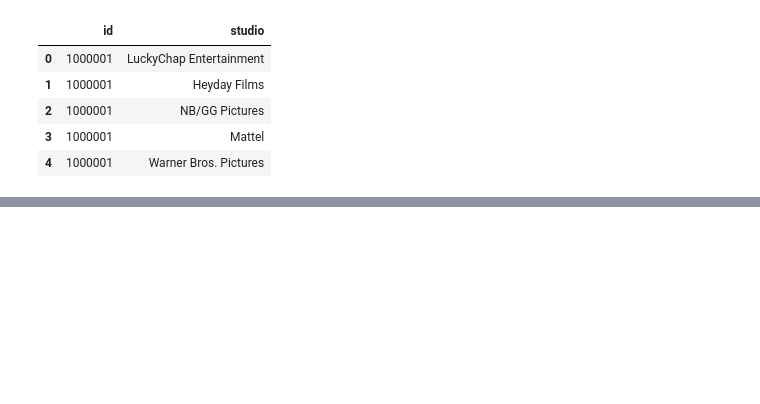
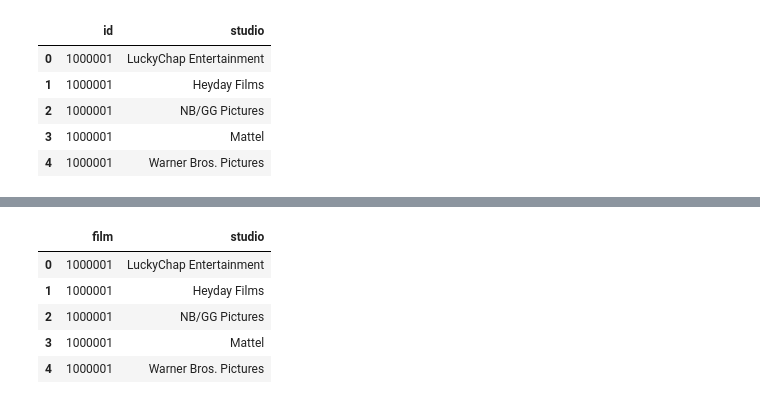
Before and after one commit to LudwingKun/IUM_TWEB_Bissal_Lombardozzi, a Jupyter notebook: MainDirectory/DataAnalisis_IUM/studios.ipynb, the cells around one changed output, grey strips where cells are left out. Drawn from its saved outputs; the diff is of its cells as text; code cells hidden in the pictures; blank space fills up the shorter version.

```diff
--- a/MainDirectory/DataAnalisis_IUM/studios.ipynb
+++ b/MainDirectory/DataAnalisis_IUM/studios.ipynb
@@ -15,0 +25,10 @@ df_studios.head()
+# %%
+df_studios.rename(columns={'id': 'film'}, inplace=True)
+df_studios.head()
+# %% [output]
+|  | film | studio |
+| 0 | 1000001 | LuckyChap Entertainment |
+| 1 | 1000001 | Heyday Films |
+| 2 | 1000001 | NB/GG Pictures |
+| 3 | 1000001 | Mattel |
+| 4 | 1000001 | Warner Bros. Pictures |
```
Also changed, not shown: parts of 5 cells of this notebook, 5 other files.
